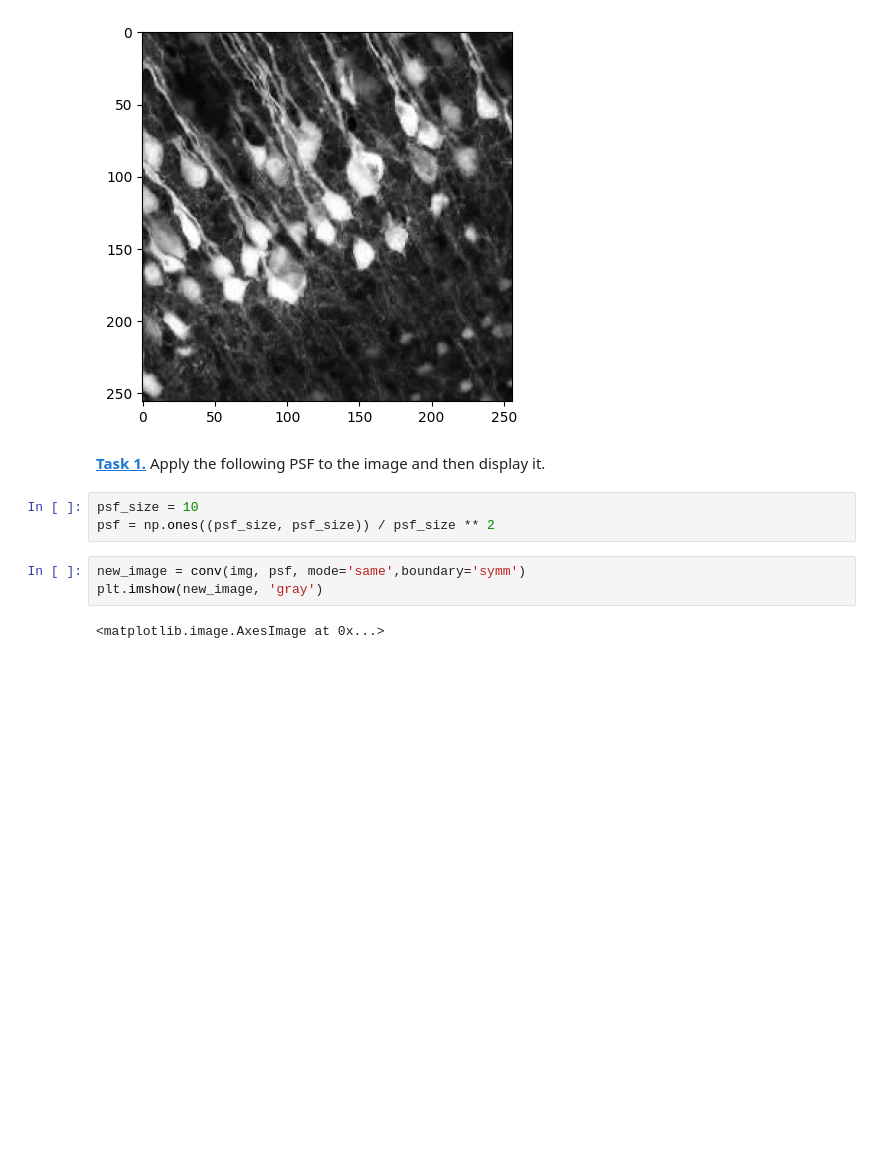
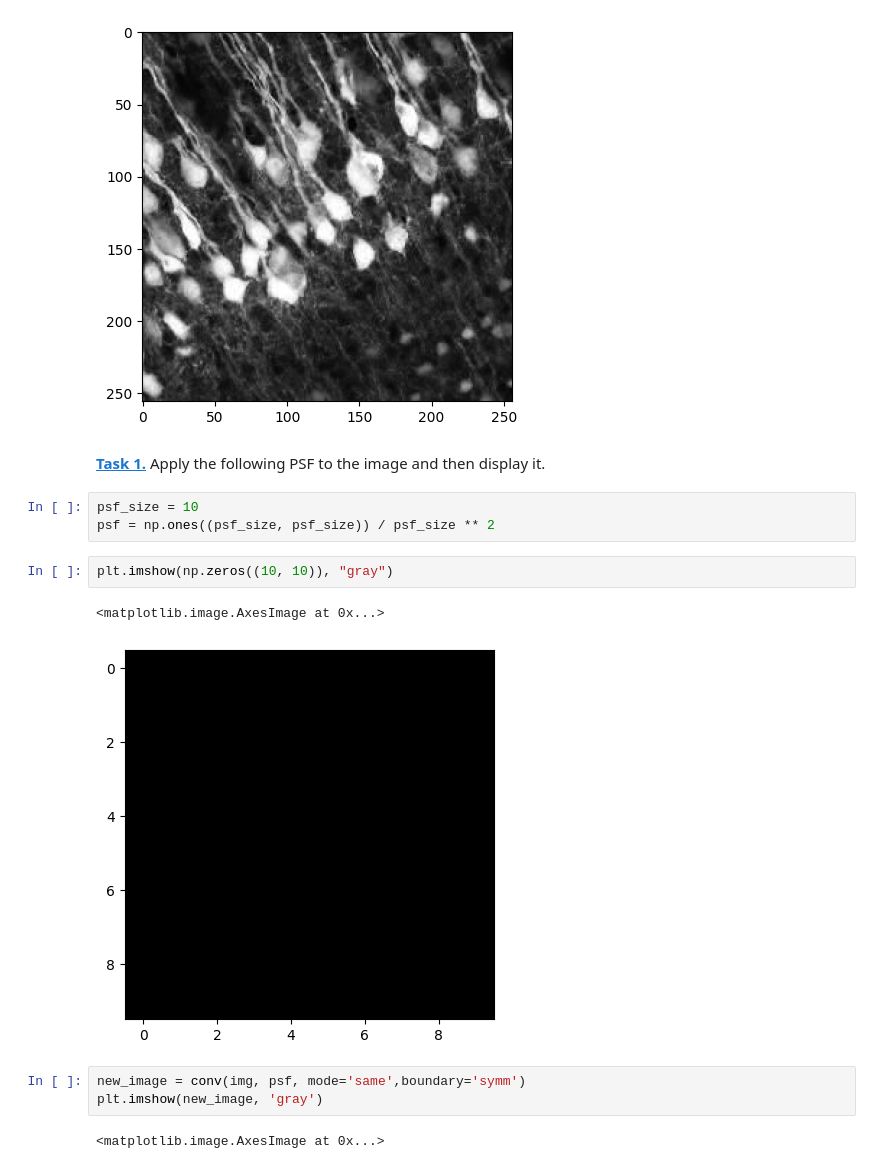
Before and after one commit to Julichxn/Mobi-fs-5-Python, a Jupyter notebook: deconvolution.ipynb, the cells around one changed output. Cells and saved outputs as stored; diff of their text form; blank space fills up the shorter version.

```diff
--- a/deconvolution.ipynb
+++ b/deconvolution.ipynb
@@ -22,6 +22,11 @@ plt.imshow(img, 'gray')
 # %%
 psf_size = 10
 psf = np.ones((psf_size, psf_size)) / psf_size ** 2
+# %%
+plt.imshow(np.zeros((10, 10)), "gray")
+# %% [output]
+<matplotlib.image.AxesImage at 0x...>
+[figure, added]
 # %%
 new_image = conv(img, psf, mode='same',boundary='symm')
 plt.imshow(new_image, 'gray')
```
Also changed, not shown: parts of 8 cells of this notebook.
